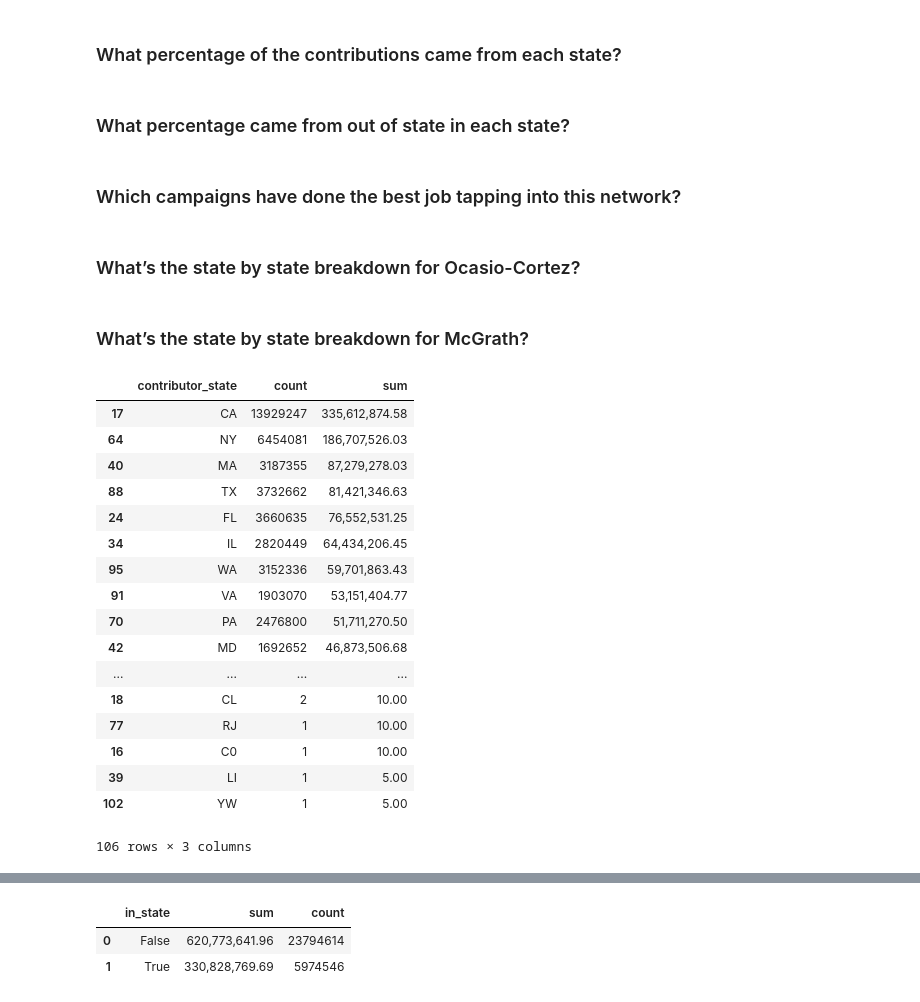
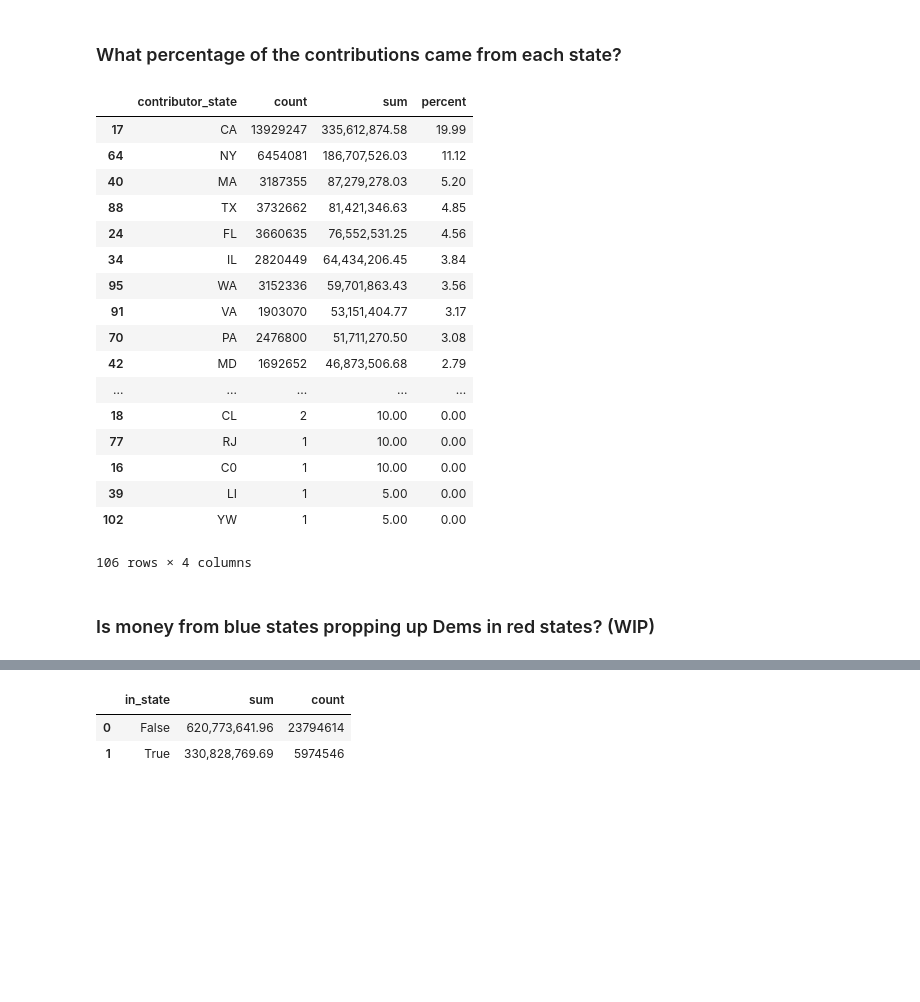
Before and after one commit to PublicI/actblue-analysis, a Jupyter notebook: analysis.ipynb, the cells around one changed output, grey strips where cells are left out. Drawn from its saved outputs; the diff is of its cells as text; code cells hidden in the pictures; blank space fills up the shorter version.

```diff
--- a/analysis.ipynb
+++ b/analysis.ipynb
@@ -858,46 +813,43 @@ str(round(endcu_actblue['actblue_total'].sum()/endcu_actblue['committee_total'].
 # %% [markdown]
 ### What percentage of the contributions came from each state?
-# %% [markdown]
-### What percentage came from out of state in each state?
-# %% [markdown]
-### Which campaigns have done the best job tapping into this network?
-# %% [markdown]
-### What’s the state by state breakdown for Ocasio-Cortez?
-# %% [markdown]
-### What’s the state by state breakdown for McGrath?
 # %%
 actblue_states = read_or_save(
     'actblue_states',
     lambda: pd.read_sql("""
     SELECT contributor_state,
            count(*),
            sum(contribution_amount)
     FROM actblue_contribs
     GROUP BY contributor_state
     """, con=conn)
 )
+
+actblue_states['percent'] = actblue_states['sum']/actblue_states['sum'].sum()*100
+
 actblue_states.sort_values(by=['sum'], ascending=False)
 # %% [output]
-|  | contributor_state | count | sum |
-| 17 | CA | 13929247 | 335,612,874.58 |
-| 64 | NY | 6454081 | 186,707,526.03 |
-| 40 | MA | 3187355 | 87,279,278.03 |
-| 88 | TX | 3732662 | 81,421,346.63 |
-| 24 | FL | 3660635 | 76,552,531.25 |
-| 34 | IL | 2820449 | 64,434,206.45 |
-| 95 | WA | 3152336 | 59,701,863.43 |
-| 91 | VA | 1903070 | 53,151,404.77 |
-| 70 | PA | 2476800 | 51,711,270.50 |
-| 42 | MD | 1692652 | 46,873,506.68 |
-| ... | ... | ... | ... |
-| 18 | CL | 2 | 10.00 |
-| 77 | RJ | 1 | 10.00 |
-| 16 | C0 | 1 | 10.00 |
-| 39 | LI | 1 | 5.00 |
-| 102 | YW | 1 | 5.00 |
+|  | contributor_state | count | sum | percent |
+| 17 | CA | 13929247 | 335,612,874.58 | 19.99 |
+| 64 | NY | 6454081 | 186,707,526.03 | 11.12 |
+| 40 | MA | 3187355 | 87,279,278.03 | 5.20 |
+| 88 | TX | 3732662 | 81,421,346.63 | 4.85 |
+| 24 | FL | 3660635 | 76,552,531.25 | 4.56 |
+| 34 | IL | 2820449 | 64,434,206.45 | 3.84 |
+| 95 | WA | 3152336 | 59,701,863.43 | 3.56 |
+| 91 | VA | 1903070 | 53,151,404.77 | 3.17 |
+| 70 | PA | 2476800 | 51,711,270.50 | 3.08 |
+| 42 | MD | 1692652 | 46,873,506.68 | 2.79 |
+| ... | ... | ... | ... | ... |
+| 18 | CL | 2 | 10.00 | 0.00 |
+| 77 | RJ | 1 | 10.00 | 0.00 |
+| 16 | C0 | 1 | 10.00 | 0.00 |
+| 39 | LI | 1 | 5.00 | 0.00 |
+| 102 | YW | 1 | 5.00 | 0.00 |
-106 rows × 3 columns
+106 rows × 4 columns
 # %%
 actblue_states.to_csv('data/states.csv')
+# %% [markdown]
+### Is money from blue states propping up Dems in red states? (WIP)
 # %%
 clinton_votes = pd.read_csv('data/clintonvotes.csv')
 
```
Also changed, not shown: parts of 20 cells of this notebook, 5 other files.
